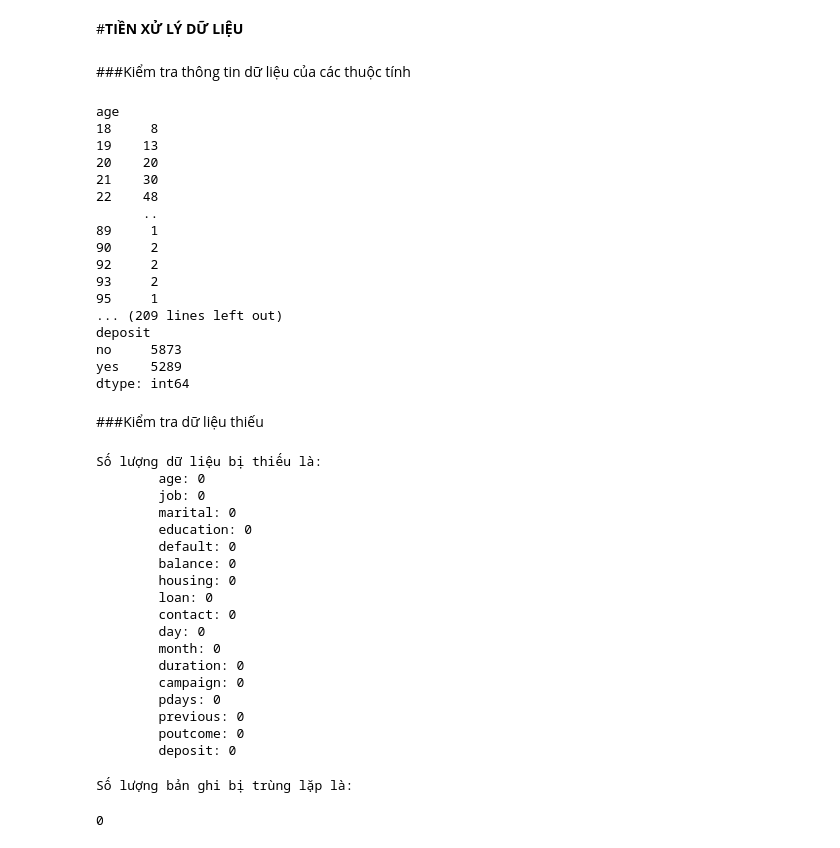
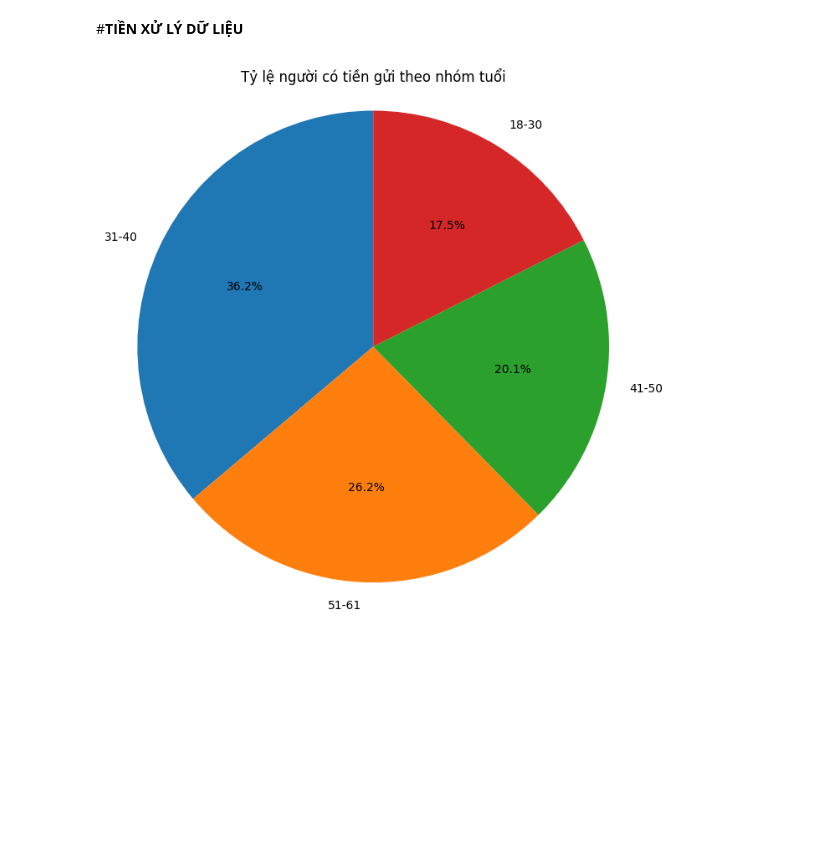
Before and after one commit to ThinhdanghocDE/BTL-AI, a Jupyter notebook: BTL_AI.ipynb, the cells around one changed output. Cells and saved outputs as stored; diff of their text form; code cells hidden in the pictures; blank space fills up the shorter version.

Commit message:
Sửa code tiền xử lý dữ liệu

```diff
--- a/BTL_AI.ipynb
+++ b/BTL_AI.ipynb
@@ -108,7 +108,7 @@ from sklearn.preprocessing import OneHotEncoder
 # %% [markdown]
 ##*Đọc dữ liệu*
 # %%
-df=pd.read_csv(r"/Goc.csv")
+df=pd.read_csv(r"/content/Goc.csv")
 df.head(10)
 # %% [output]
 |  | age | job | marital | education | default | balance | housing | loan | contact | day | month | ... |
@@ -862,57 +338,25 @@ Giải pháp tiền xử lý:
 - Chuẩn hóa Dữ liệu (Scaling): Chúng ta cần đưa tất cả các biến số về một thang đo chung. Phương pháp phổ biến là Standardization (Chuẩn hóa Z-score), giúp biến đổi dữ liệu sao cho có giá trị trung bình bằng 0 và độ lệch chuẩn bằng 1.
 # %% [markdown]
 #**TIỀN XỬ LÝ DỮ LIỆU**
-# %% [markdown]
-###Kiểm tra thông tin dữ liệu của các thuộc tính
-# %%
-for col in df.columns:
-    print(df.groupby([col]).size())
-# %% [output]
-age
-18     8
-19    13
-20    20
-21    30
-22    48
-      ..
-89     1
-90     2
-92     2
-93     2
-95     1
-... (209 lines left out)
-deposit
-no     5873
-yes    5289
-dtype: int64
-# %% [markdown]
-###Kiểm tra dữ liệu thiếu
-# %%
-print('Số lượng dữ liệu bị thiếu là:')
-for col in df.columns:
-    print('\t%s: %d' % (col,df[col].isna().sum()))
-# %% [output]
-Số lượng dữ liệu bị thiếu là:
-        age: 0
-        job: 0
-        marital: 0
-        education: 0
-        default: 0
-        balance: 0
-        housing: 0
-        loan: 0
-        contact: 0
-        day: 0
-        month: 0
-        duration: 0
-        campaign: 0
-        pdays: 0
-        previous: 0
-        poutcome: 0
-        deposit: 0
-# %%
-print('Số lượng bản ghi bị trùng lặp là:')
-len(df)-len(df.drop_duplicates())
-# %% [output]
-Số lượng bản ghi bị trùng lặp là:
-0
+# %%
+# Đầu tiên, lọc các người có độ tuổi trong các khoảng 18-30, 31-40, 41-50, 51-60, 60-61
+# Chia độ tuổi thành các nhóm
+bins = [18, 30, 40, 50, 100]
+labels = ['18-30', '31-40', '41-50', '51-61']
+df['age_group'] = pd.cut(df['age'], bins=bins, labels=labels, right=False)
+
+# Lọc dữ liệu cho những người có gửi tiền
+deposit_data_age = df[df['deposit'] == 'yes']
+
+# Tính số lượng và tỷ lệ % cho các nhóm độ tuổi
+age_group_counts = deposit_data_age['age_group'].value_counts()
+age_group_percent = (age_group_counts / age_group_counts.sum()) * 100
+
+# Vẽ biểu đồ tròn
+plt.figure(figsize=(8, 8))
+plt.pie(age_group_percent, labels=age_group_percent.index, autopct='%1.1f%%', startangle=90)
+plt.title('Tỷ lệ người có tiền gửi theo nhóm tuổi')
+plt.axis('equal')  # Đảm bảo rằng biểu đồ tròn được vẽ dưới dạng hình tròn với tỷ lệ kích thước trục bằng nhau, tránh việc kích thước trục không bằng nhau sẽ gây móp méo biểu đồ (hình elip)
+plt.show()
+# %% [output]
+[figure, added]
```
Also changed, not shown: parts of 85 cells of this notebook.
